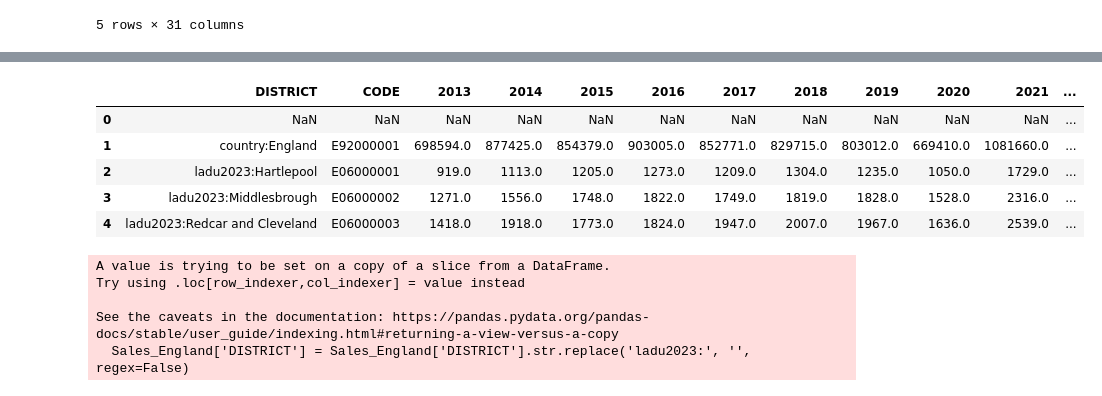
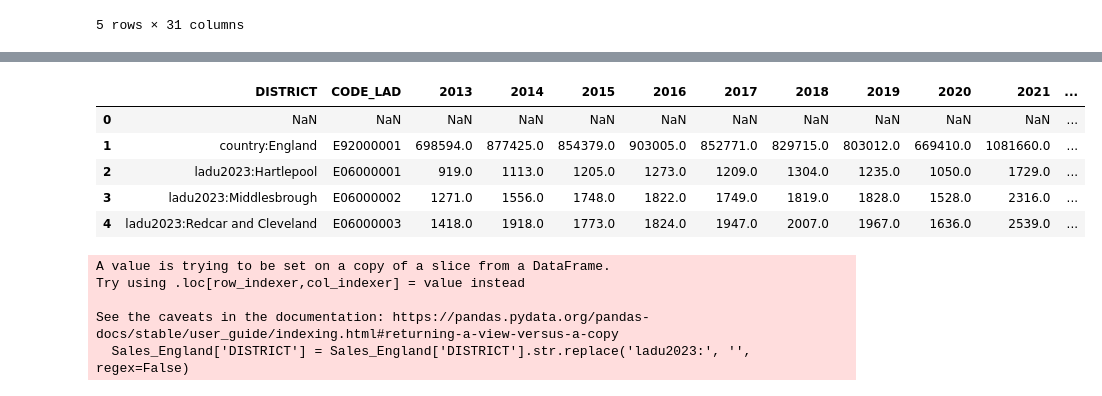
Before and after one commit to ClaudiaTurner/GEOG5990M, a Jupyter notebook: Final_Project_Python_GEOG5990M.ipynb, the cells around one changed output, grey strips where cells are left out. Saved outputs shown, nothing was run; the diff lists cells and outputs as text; code cells hidden in the pictures.

```diff
--- a/Final_Project_Python_GEOG5990M.ipynb
+++ b/Final_Project_Python_GEOG5990M.ipynb
@@ -64,12 +64,13 @@ Sales_England.head()
 5 rows × 31 columns
 # %%
 # Our analysis should only include the past ten years (2013 - 2023), hence we can eliminate the rest of the years
-# Explain why eliminating 'row'
-Sales_England.drop(columns=[
+# Additionally, we also eliminate 'row' because we already have the table's row enumeration
+Sales_England=Sales_England.drop(columns=[
     'row', 'Sep-96', 'Sep-97', 'Sep-98', 'Sep-99',
     'Sep-00', 'Sep-01', 'Sep-02', 'Sep-03', 'Sep-04',
     'Sep-05', 'Sep-06', 'Sep-07', 'Sep-08', 'Sep-09',
     'Sep-10', 'Sep-11', 'Sep-12'], inplace=True)
 
-Sales_England.columns
+# After eliminating many columns, ill check if the columns were successfully eliminated
+Sales_England.columns.tolist()  # .tolist() converts the column index into a regular Python list
 # %% [output]
@@ -79,18 +90,18 @@ Index(['Sep-13', 'Sep-14', 'Sep-15', 'Sep-16', 'Sep-17', 'Sep-18', 'Sep-19',
 # %%
-# To further clean and enhance data I will change columns name and order
-
-
+# To further clean and enhance the data, I'll rename and reorder the columns.
+# I'll also change the date format from 'Sep-13' to '2013' for all years to improve readability.
 
 Sales_England.rename(columns={
-  'Area': 'DISTRICT','mnemonic': 'CODE','Sep-13': '2013', 'Sep-14': '2014', 'Sep-15': '2015', 'Sep-16': '2016', 'Sep-17': '2017',
-    'Sep-18': '2018','Sep-19': '2019','Sep-20': '2020','Sep-21': '2021','Sep-22': '2022','Sep-23': '2023'}, inplace=True)
+  'Sep-13': '2013', 'Sep-14': '2014', 'Sep-15': '2015', 'Sep-16': '2016', 'Sep-17': '2017',
+    'Sep-18': '2018','Sep-19': '2019','Sep-20': '2020','Sep-21': '2021','Sep-22': '2022','Sep-23': '2023','Area': 'DISTRICT','mnemonic': 'CODE_LAD'}, inplace=True)
 
-# 2. Reorder columns
-Sales_England = Sales_England[['DISTRICT', 'CODE'] + [str(y) for y in range(2013, 2023)]]
+# 2. Reorder the columns so that the district name and code appear before the years.
+Sales_England = Sales_England[['DISTRICT', 'CODE_LAD'] + [str(y) for y in range(2013, 2023)]]
 
-Sales_England.head()
+# Check the last 5 rows to confirm changes.
+Sales_England.tail()
 # %% [output]
-|  | DISTRICT | CODE | 2013 | 2014 | 2015 | 2016 | 2017 | 2018 | 2019 | 2020 | 2021 | ... |
+|  | DISTRICT | CODE_LAD | 2013 | 2014 | 2015 | 2016 | 2017 | 2018 | 2019 | 2020 | 2021 | ... |
 | 0 | NaN | NaN | NaN | NaN | NaN | NaN | NaN | NaN | NaN | NaN | NaN | ... |
 | 1 | country:England | E92000001 | 698594.0 | 877425.0 | 854379.0 | 903005.0 | 852771.0 | 829715.0 | 803012.0 | 669410.0 | 1081660.0 | ... |
 | 2 | ladu2023:Hartlepool | E06000001 | 919.0 | 1113.0 | 1205.0 | 1273.0 | 1209.0 | 1304.0 | 1235.0 | 1050.0 | 1729.0 | ... |
```
Also changed, not shown: parts of 7 cells of this notebook.
